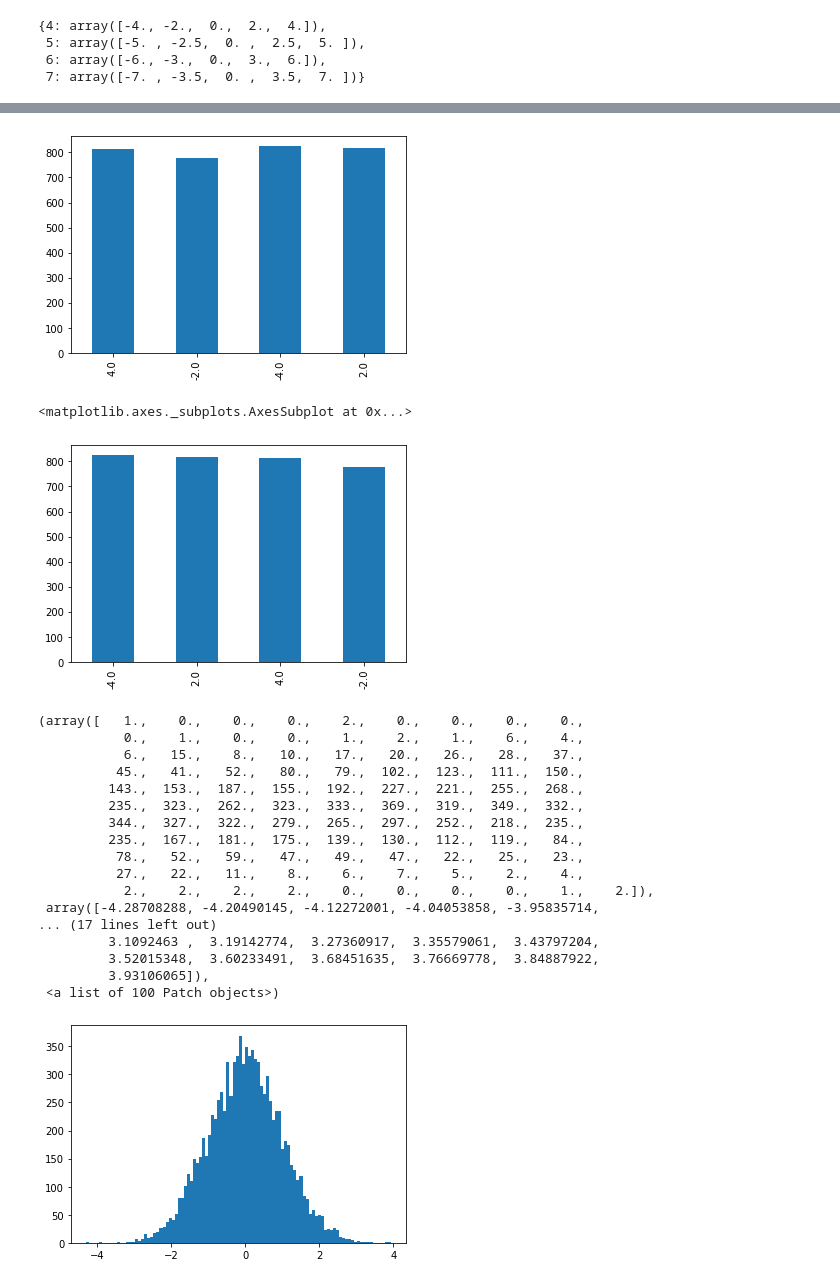
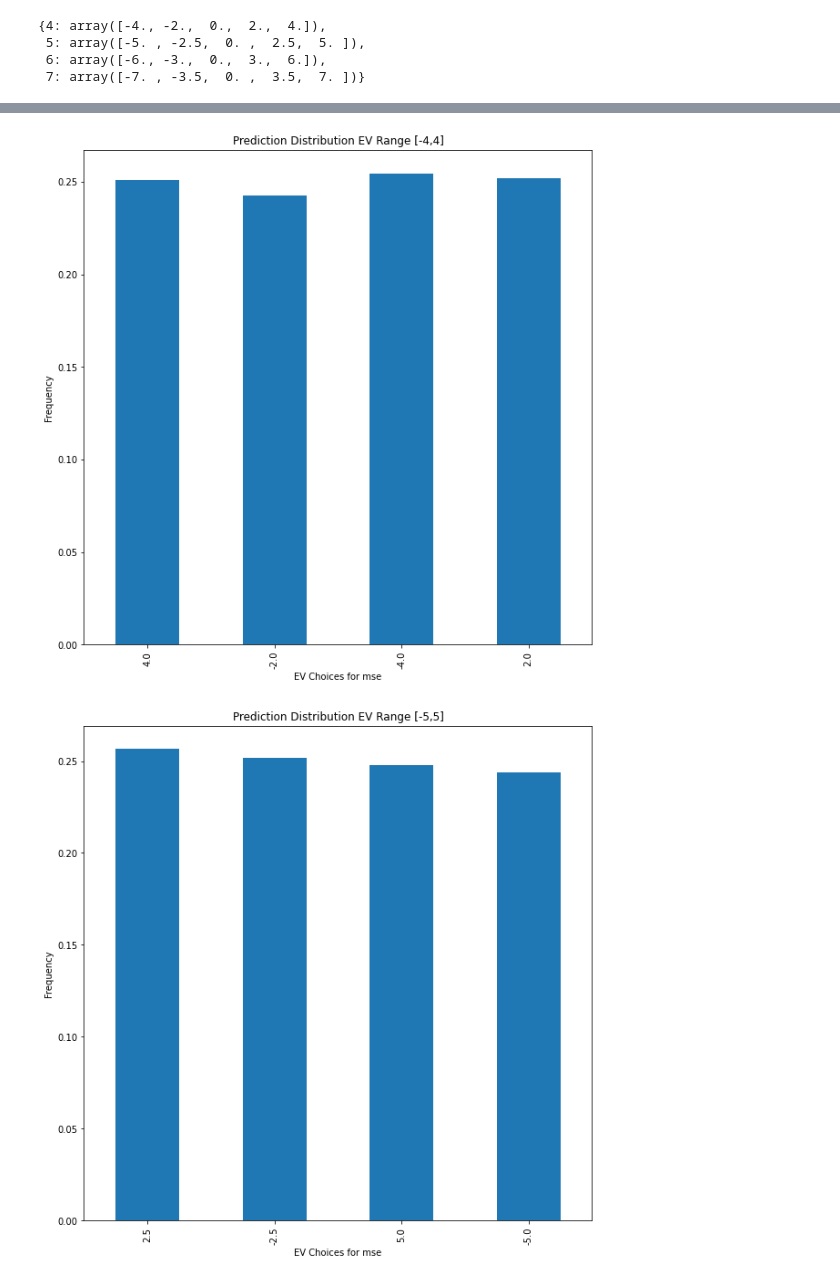
Before and after one commit to smsegal/DHDRNet, a Jupyter notebook: dhdrnet/notebooks/histograms.ipynb, the cells around one changed output, grey strips where cells are left out. Saved outputs shown, nothing was run; the diff lists cells and outputs as text; code cells hidden in the pictures.

Commit message:
full histograms generated.

```diff
--- a/dhdrnet/notebooks/histograms.ipynb
+++ b/dhdrnet/notebooks/histograms.ipynb
@@ -23,0 +10,3 @@ stats_df.describe()
+# %%
+ev_baseline_df = pd.read_csv(ROOT_DIR / "fusion_records.csv")
+ev_baseline_df.head()
@@ -80,41 +29,8 @@ for ev, stats in grouped_stats.items():
-# %%
-plt.figure()
-opt_view = stats_df[["name", *[c for c in stats_df.columns if c.startswith("optimal")]]]
-opt_view["optimal_mse_4"].value_counts(sort=False).plot(kind="bar",title="Prediction Distribution EV Range [-{}]")
-plt.show()
-# %% [output]
-[figure, removed]
-# %%
-mse_stats["optimal_mse"].value_counts().plot(kind='bar')
-# %% [output]
-<matplotlib.axes._subplots.AxesSubplot at 0x...>
-[figure, removed]
-# %%
-x = np.random.standard_normal(10000)
-plt.hist(x,bins=100)
-# mean = 0; std = 1; variance = np.square(std)
-# x = np.arange(-5,5,.01)
-# f = np.exp(-np.square(x-mean)/2*variance)/(np.sqrt(2*np.pi*variance))
-
-# plt.plot(x,f)
-# plt.ylabel('gaussian distribution')
-# plt.show()
-# %% [output]
-(array([   1.,    0.,    0.,    0.,    2.,    0.,    0.,    0.,    0.,
-           0.,    1.,    0.,    0.,    1.,    2.,    1.,    6.,    4.,
-           6.,   15.,    8.,   10.,   17.,   20.,   26.,   28.,   37.,
-          45.,   41.,   52.,   80.,   79.,  102.,  123.,  111.,  150.,
-         143.,  153.,  187.,  155.,  192.,  227.,  221.,  255.,  268.,
-         235.,  323.,  262.,  323.,  333.,  369.,  319.,  349.,  332.,
-         344.,  327.,  322.,  279.,  265.,  297.,  252.,  218.,  235.,
-         235.,  167.,  181.,  175.,  139.,  130.,  112.,  119.,   84.,
-          78.,   52.,   59.,   47.,   49.,   47.,   22.,   25.,   23.,
-          27.,   22.,   11.,    8.,    6.,    7.,    5.,    2.,    4.,
-           2.,    2.,    2.,    2.,    0.,    0.,    0.,    0.,    1.,    2.]),
- array([-4.28708288, -4.20490145, -4.12272001, -4.04053858, -3.95835714,
-... (17 lines left out)
-         3.1092463 ,  3.19142774,  3.27360917,  3.35579061,  3.43797204,
-         3.52015348,  3.60233491,  3.68451635,  3.76669778,  3.84887922,
-         3.93106065]),
- <a list of 100 Patch objects>)
-[figure, removed]
+# %%
+from dhdrnet.vis_util import get_pred_dist
+
+for type in ["mse", "ssim", "ms_ssim"]:
+    get_pred_dist(ev_baseline_df, ev_categories, type, save_plots=True)
+# %% [output]
+[figure, added]
+[figure, added]
```
Also changed, not shown: parts of 16 cells of this notebook, 5 other files.
